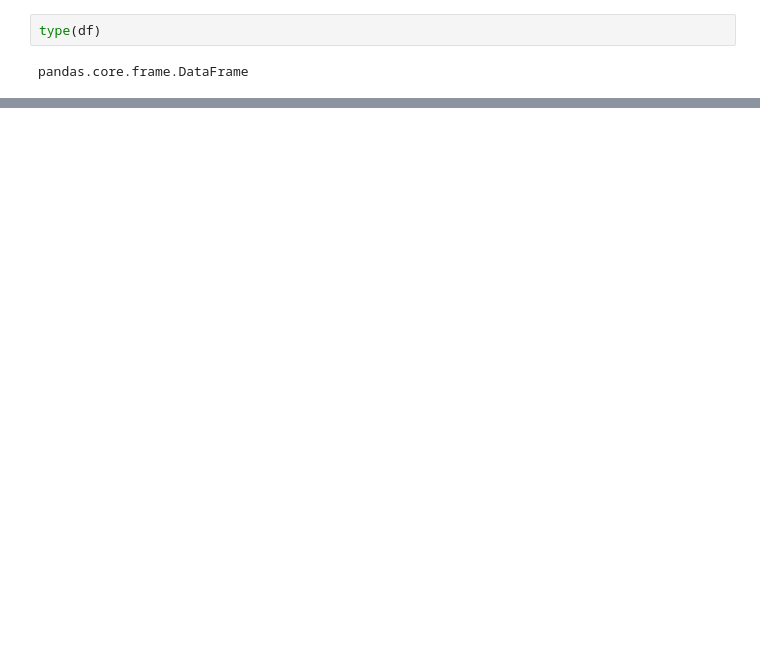
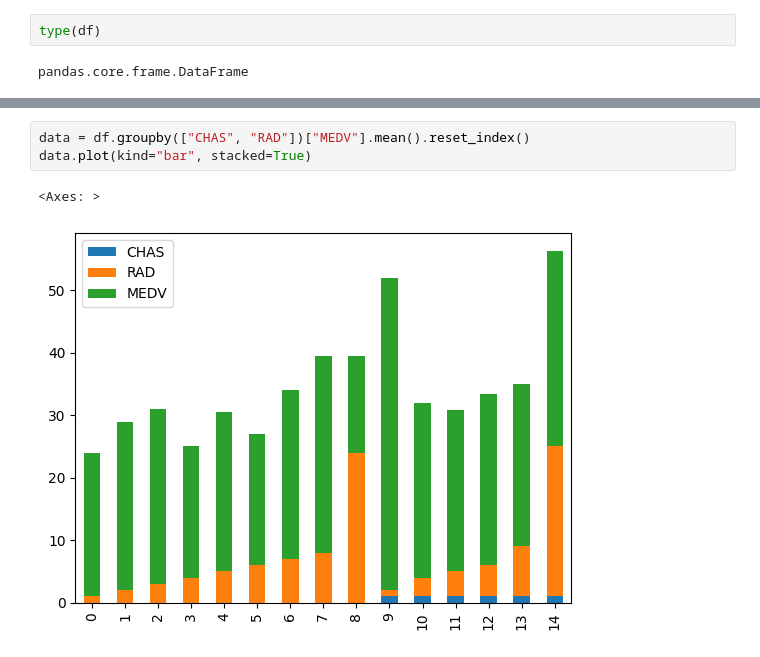
Before and after one commit to SoheilBadri2000/DataScience1, a Jupyter notebook: 2.ipynb, the cells around one changed output, grey strips where cells are left out. Saved outputs shown, nothing was run; the diff lists cells and outputs as text; blank space fills up the shorter version.

```diff
--- a/2.ipynb
+++ b/2.ipynb
@@ -46,0 +108,6 @@ import
+# %%
+data = df.groupby(["CHAS", "RAD"])["MEDV"].mean().reset_index()
+data.plot(kind="bar", stacked=True)
+# %% [output]
+<Axes: >
+[figure, added]
```
Also changed, not shown: parts of 7 cells of this notebook.
